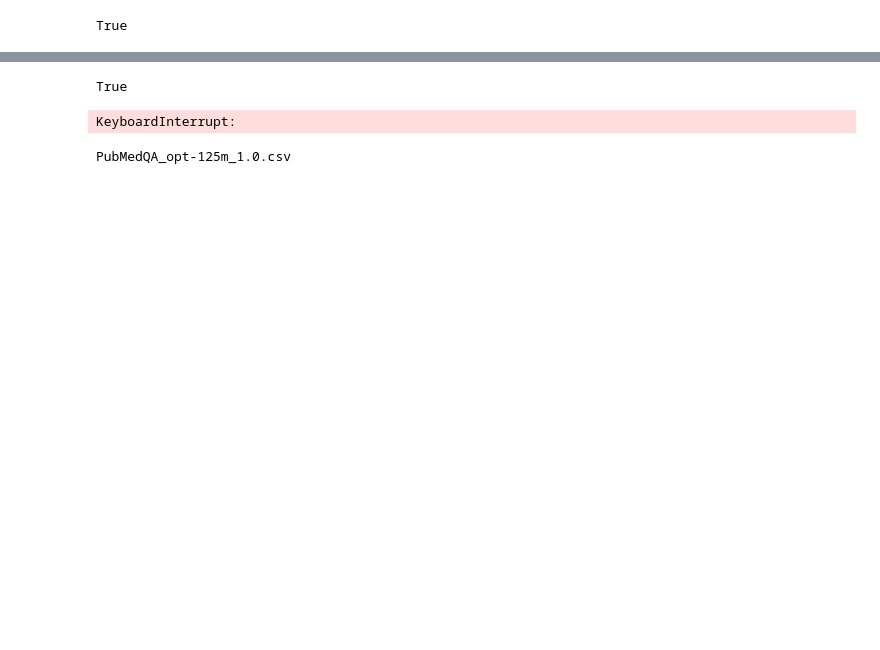
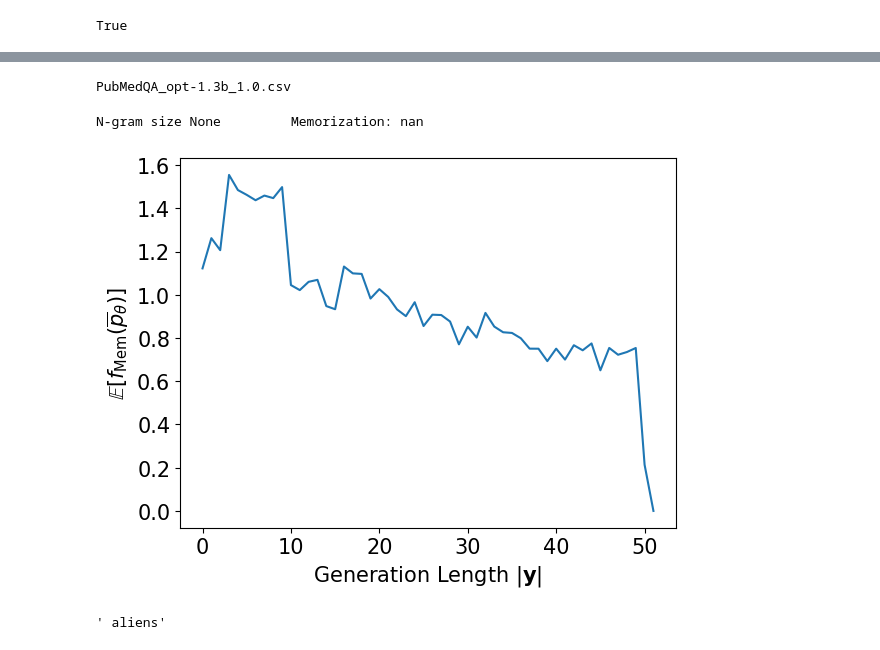
Before and after one commit to james-flemings/context_influence, a Jupyter notebook: experiments.ipynb, the cells around one changed output, grey strips where cells are left out. Cells and saved outputs as stored; diff of their text form; code cells hidden in the pictures; blank space fills up the shorter version.

```diff
--- a/experiments.ipynb
+++ b/experiments.ipynb
@@ -280,16 +314,20 @@ def group_partition(data, tokenizer, partition_length, dataset_name):
         groups.append(template_input(row, dataset_name))
     return groups
 
-
 def partition_n_gram(data, tokenizer, dataset_name, n):
     document_ids = tokenizer(data['context']).input_ids
     length = len(document_ids)
     groups = []
-    for i in range(length - n + 1):
+    n_grams = []
+    N = length - n + 1
+    if N < 0:
+        return [template_empty_input(data, dataset_name)]
+    for i in range(N):
         removed_n_gram = document_ids[:i] + document_ids[i+n:]
+        n_grams.append(document_ids[i:i+n])
         row = {'context': tokenizer.decode(removed_n_gram, skip_special_tokens=True), 'query': data['query']}
         groups.append(template_input(row, dataset_name))
-    return groups
+    return groups, n_grams
 # %%
 def cmad_generation(model,
                   context_aware_input_ids,
@@ -360,13 +398,13 @@ def decode_experiment(test_set, model, tokenizer, lambd, temperature, dataset_na
     return dp_predictions, doc_priv_loss
 # %%
 dir_name = "results"
-m_name = "opt-125m"
-model_name = "facebook/opt-125m"
+m_name = "opt-1.3b"
+model_name = "facebook/opt-1.3b"
 # %%
 os.makedirs(dir_name, exist_ok=True)
-lambds = [0.5, 1.0, 1.5]
-model_names = ["EleutherAI/gpt-neo-1.3B"]
-m_names = ["gpt-neo-1.3B"]#, "Meta-Llama-3-8B"]
+lambds = [1.0]
+model_names = ["facebook/opt-6.7b"]
+m_names = ["opt-6.7b"]#, "Meta-Llama-3-8B"]
 for model_name, m_name in zip(model_names, m_names):
     tokenizer = AutoTokenizer.from_pretrained(model_name,
                                           padding_side="left",
@@ -395,9 +433,6 @@ for model_name, m_name in zip(model_names, m_names):
         dp_predictions, dp_loss = decode_experiment(test_set, model, tokenizer, lambd=lambd, temperature=0.8, dataset_name=dataset_name, min_length=10)
         df = pd.DataFrame({'generations': dp_predictions, 'privacy_loss': dp_loss})
         df.to_csv(os.path.join(dir_name, file_name))
-# %% [output]
-True
-KeyboardInterrupt:
 # %%
 documents, references = [], []
 for idx, data in tqdm(enumerate(test_set), total=len(test_set)):
@@ -441,7 +476,7 @@ if tokenizer.pad_token is None:
     tokenizer.pad_token, tokenizer.pad_token_id = tokenizer.eos_token, tokenizer.eos_token_id
 
 batch_size = 32
-for n_gram_size in [256]:
+for n_gram_size in [None]:
     for lambd in lambds:
         file_name = f'{dataset_name}_{m_name}_{lambd}.csv'
         #file_name = f'{dataset_name}_{m_name}_{lambd}_context{context_len}.csv'
@@ -451,18 +486,18 @@ for n_gram_size in [256]:
         print(file_name)
 
         test_set = pretokenize(dataset_name, raw_test_set, tokenizer, max_input_length)
-        query_set = test_set.select(range(100))
+        query_set = test_set.select(range(1000))
 
         for data, response in tqdm(zip(query_set, predictions), total=len(query_set)):
             context_unaware_tokenized_input = tokenizer(template_empty_input(data, dataset_name), return_tensors="pt", padding=True)
             context_aware_tokenized_input = tokenizer(template_input(data, dataset_name), return_tensors="pt", padding=True)
             if n_gram_size == None:
-                ensemble_context_aware_tokenized_input = None
+                ensemble_context_aware_tokenized_input_ids = None
                 batch_size = None
             else:
-                ensemble = partition_n_gram(data, tokenizer, dataset_name, n_gram_size)
-                ensemble_context_aware_tokenized_input = tokenizer(ensemble, return_tensors="pt", max_length=n_gram_size+10, padding=True, truncation=True)
-
+                ensemble, _ = partition_n_gram(data, tokenizer, dataset_name, n_gram_size)
+                ensemble_context_aware_tokenized_input = tokenizer(ensemble, return_tensors="pt", padding=True)
+                ensemble_context_aware_tokenized_input_ids = ensemble_context_aware_tokenized_input.input_ids.to(DEVICE)
             response_tokenized_input = tokenizer(response, return_tensors="pt")
             with torch.no_grad():
                 cur_mem = post_calc_memorization(model,
@@ -474,27 +509,31 @@ for n_gram_size in [256]:
                                            stop_token_ids,
                                            min_new_tokens,
                                            batch_size,
-                                           ensemble_context_aware_tokenized_input.input_ids.to(DEVICE)
+                                           ensemble_context_aware_tokenized_input_ids
                                           )
             vals.append(cur_mem)
 
         mem_vals = np.zeros([len(vals),len(max(vals,key = lambda x: len(x)))])
+        mem_vals[:] = np.nan
         for i,j in enumerate(vals):
             mem_vals[i, 0:len(j)] = j
-        print(f"Parition len {partition_len}\t Memorization: {np.mean(np.sum(mem_vals, axis=1))}")
+        print(f"N-gram size {n_gram_size}\t Memorization: {np.mean(np.sum(mem_vals, axis=1))}")
         mean_vals.append(np.mean(np.sum(mem_vals, axis=1)))
 # %% [output]
-PubMedQA_opt-125m_1.0.csv
+PubMedQA_opt-1.3b_1.0.csv
+N-gram size None         Memorization: nan
 # %%
 import matplotlib.pyplot as plt
 
-mean_vals = np.mean(mem_vals, axis=0)
+mean_vals = np.nanmean(mem_vals, axis=0)
 plt.plot(np.arange(0, len(mean_vals)), mean_vals)
 plt.xlabel("Generation Length $|\mathbf{y}|$", fontsize=15)
 plt.ylabel(r'$\mathbb{E}[f_{\text{Mem}}(\overline{p}_{\theta})]$', fontsize=15)
 plt.xticks(fontsize=15)
 plt.yticks(fontsize=15)
 plt.savefig("gen_len_analysis.pdf", bbox_inches="tight")
+# %% [output]
+[figure, added]
 # %%
 file_name
 # %%
@@ -555,3 +592,7 @@ mem_val = calc_group_memorization(proj_output[:, ids].squeeze(), response_input_
+# %%
+tokenizer.decode(response_input_ids[-1, 18])
+# %% [output]
+' aliens'
 # %%
 import matplotlib.colors as mcolors
 import matplotlib.pyplot as plt
```
Also changed, not shown: parts of 9 cells of this notebook, 5 other files.
